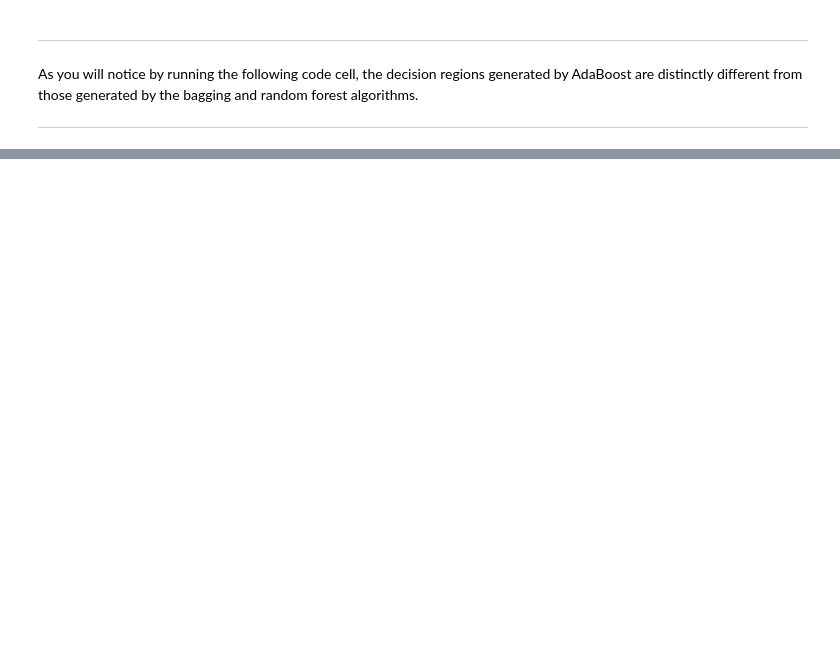
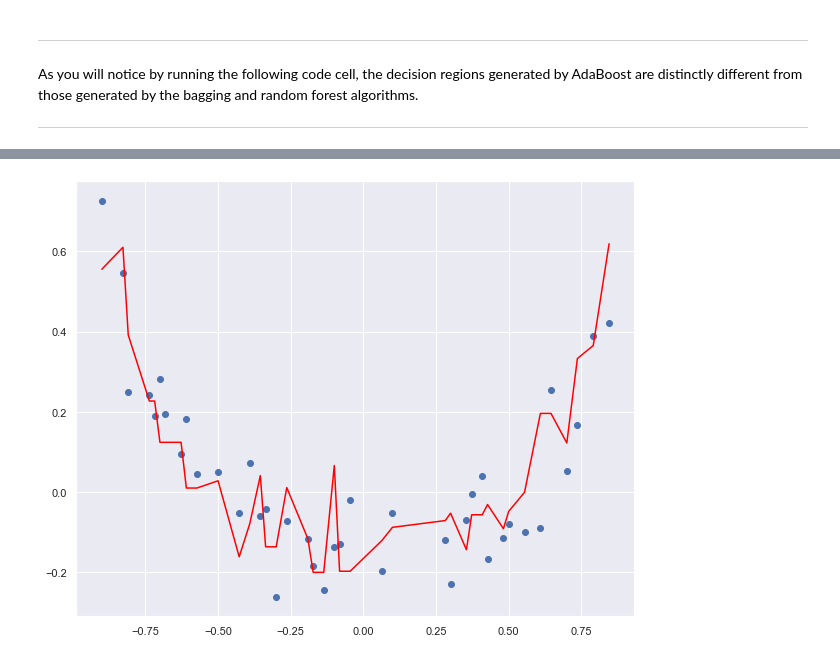
Before and after one commit to RandyRDavila/Data_Science_and_Machine_Learning_Spring_2022, a Jupyter notebook: Lecture_9/Lecture_9_2.ipynb, the cells around one changed output, grey strips where cells are left out. Drawn from its saved outputs; the diff is of its cells as text; code cells hidden in the pictures; blank space fills up the shorter version.

```diff
--- a/Lecture_9/Lecture_9_2.ipynb
+++ b/Lecture_9/Lecture_9_2.ipynb
@@ -198,0 +225,21 @@ plt.show()
+# %%
+from sklearn.ensemble import GradientBoostingRegressor
+
+gb_reg = GradientBoostingRegressor(max_depth = 2, n_estimators = 150, learning_rate=0.2, random_state=42)
+gb_reg.fit(X_train, y_train)
+y_pred = gb_reg.predict(X_new)
+# %%
+
+y_pred = gb_reg.predict(X_test)
+points = [(x[0], y, z) for x, y, z in zip(X_test, y_pred, y_test)]
+points.sort(key = lambda x : x[0])
+X_new_test, y_new_pred, y_new_test = np.array([x[0] for x in points]), np.array([x[1] for x in points]), np.array([x[2] for x in points])
+X_new_test = X_new_test.reshape(-1, 1)
+
+
+plt.figure(figsize=(10, 8))
+plt.scatter(X_new_test, y_new_test)
+plt.plot(X_new_test, y_new_pred, color = "red")
+plt.show()
+# %% [output]
+[figure, added]
```
Also changed, not shown: parts of 10 cells of this notebook, 3 other files.
